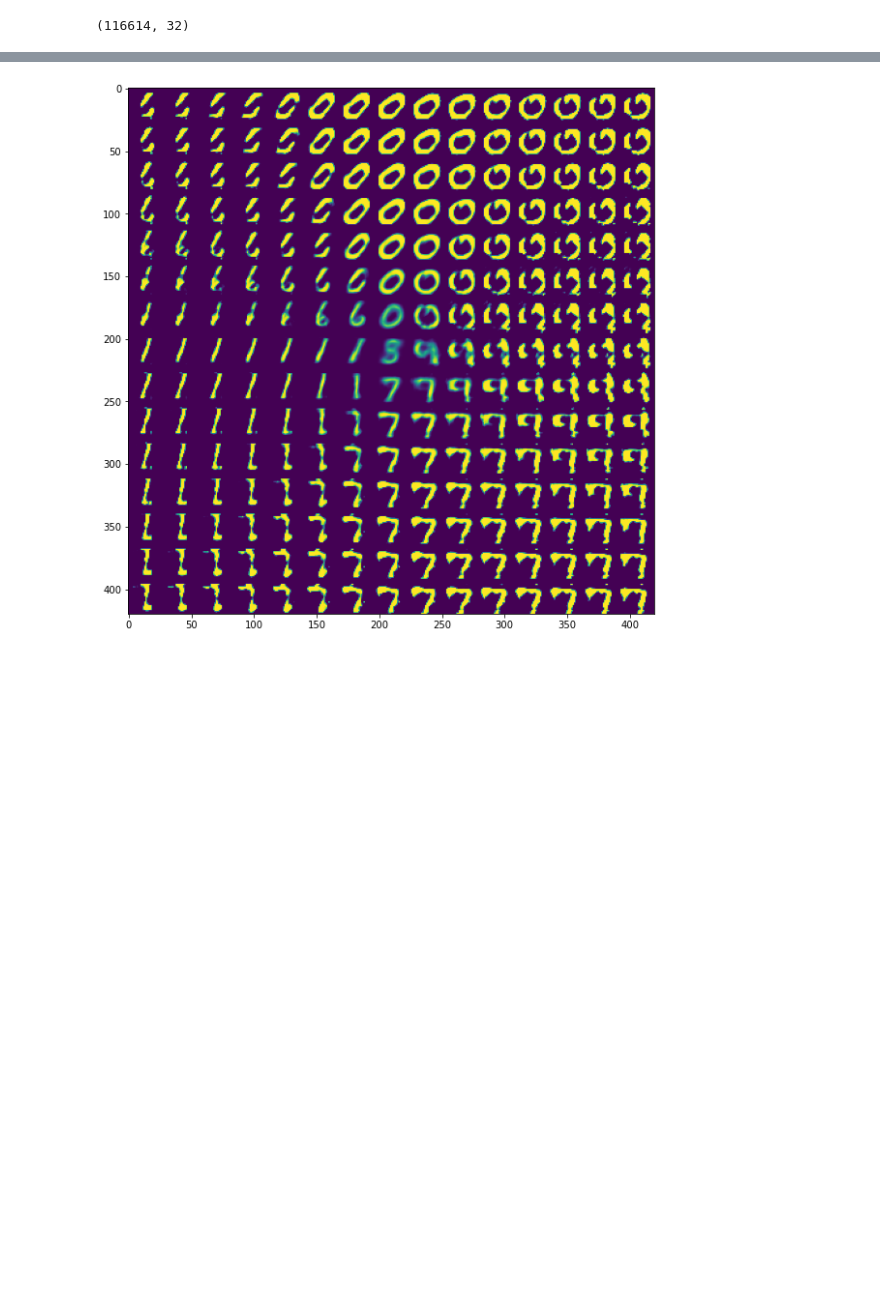
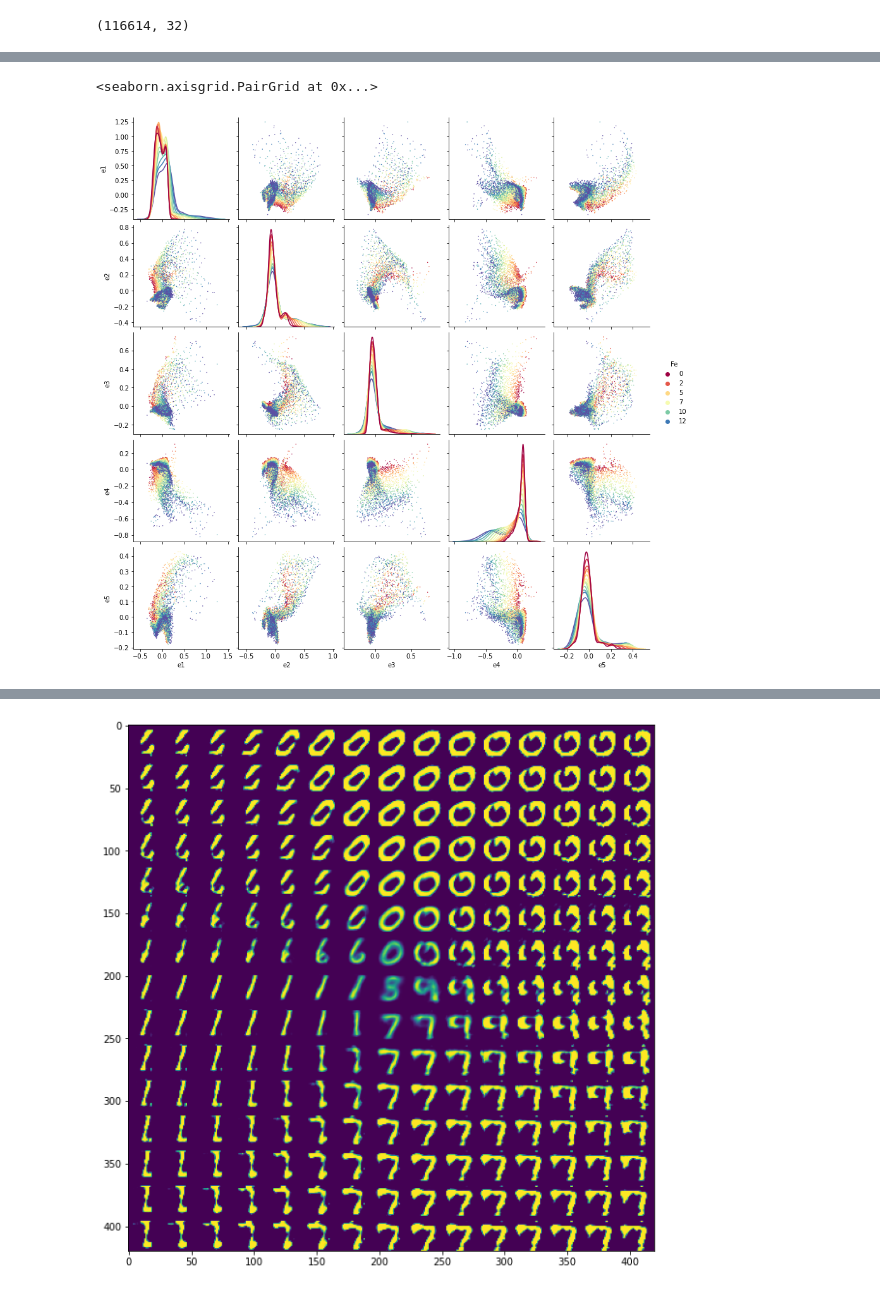
Before and after one commit to ViskaWei/AE, a Jupyter notebook: nb/explore_vae.ipynb, the cells around one changed output, grey strips where cells are left out. Cells and saved outputs as stored; diff of their text form; code cells hidden in the pictures; blank space fills up the shorter version.

```diff
--- a/nb/explore_vae.ipynb
+++ b/nb/explore_vae.ipynb
@@ -285,0 +351,13 @@ Epoch 17/100
+# %%
+sns.pairplot(
+    dfen,
+    x_vars=[f"e{i}" for i in range(1,6)],
+    y_vars=[f"e{i}" for i in range(1,6)],
+    hue="Fe",
+    plot_kws=dict(marker="o", s=2, edgecolor="none"),
+    diag_kws=dict(fill=False),
+    palette="Spectral"
+)
+# %% [output]
+<seaborn.axisgrid.PairGrid at 0x...>
+[figure, added]
```
Also changed, not shown: parts of 43 cells of this notebook, 16 other files.
